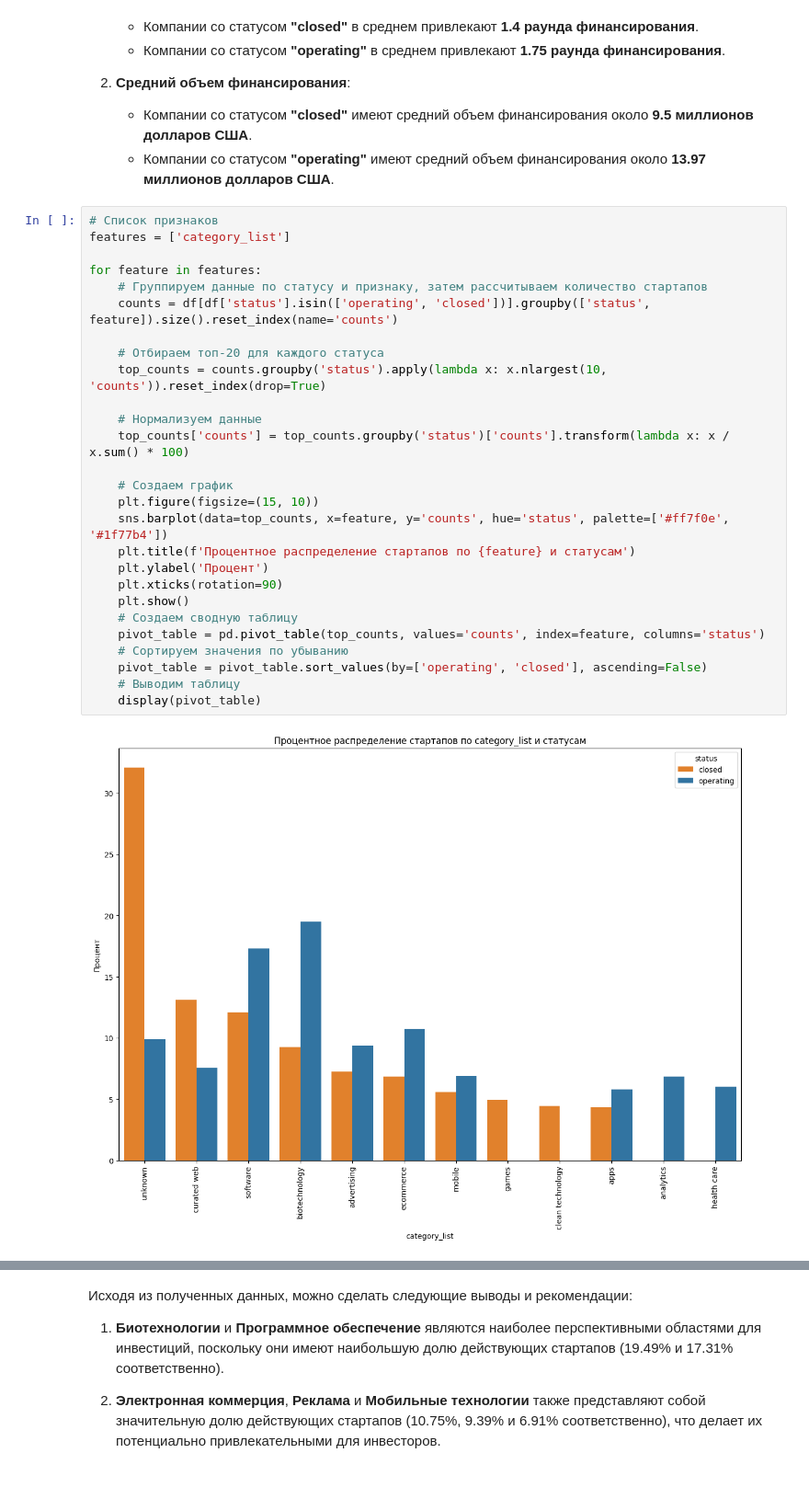
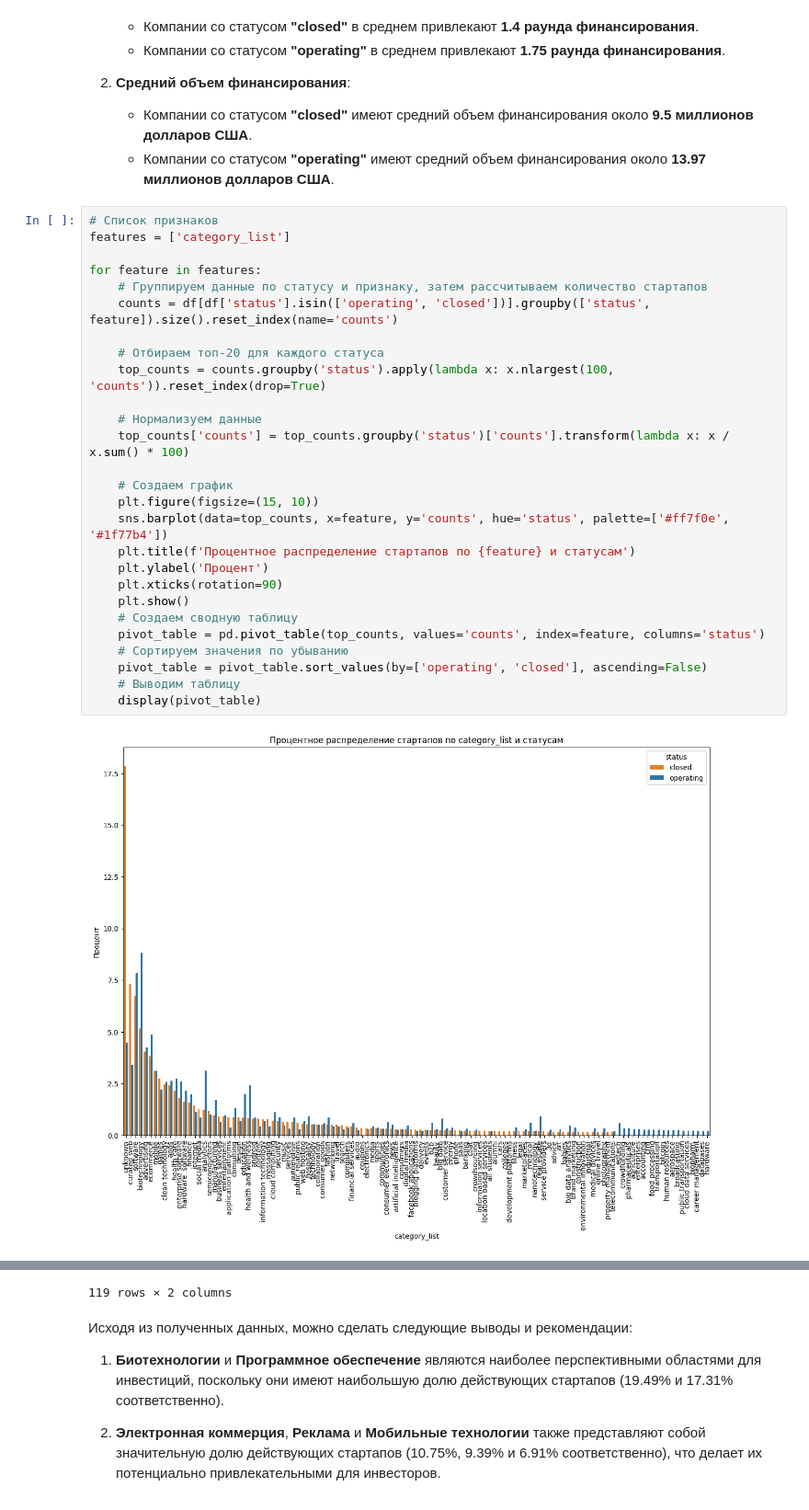
Before and after one commit to IvanovMaxim1992/Masterskay, a Jupyter notebook: Мастерская1.ipynb, the cells around one changed output, grey strips where cells are left out. Shown at 92% size. Cells and saved outputs as stored; diff of their text form.

```diff
--- a/Мастерская1.ipynb
+++ b/Мастерская1.ipynb
@@ -751,31 +765,31 @@ Name: funding_total_usd, dtype: float64
 # %%
 # Список признаков
 features = ['category_list']
 
 for feature in features:
     # Группируем данные по статусу и признаку, затем рассчитываем количество стартапов
     counts = df[df['status'].isin(['operating', 'closed'])].groupby(['status', feature]).size().reset_index(name='counts')
 
     # Отбираем топ-20 для каждого статуса
-    top_counts = counts.groupby('status').apply(lambda x: x.nlargest(10, 'counts')).reset_index(drop=True)
+    top_counts = counts.groupby('status').apply(lambda x: x.nlargest(100, 'counts')).reset_index(drop=True)
 
     # Нормализуем данные
     top_counts['counts'] = top_counts.groupby('status')['counts'].transform(lambda x: x / x.sum() * 100)
 
     # Создаем график
     plt.figure(figsize=(15, 10))
     sns.barplot(data=top_counts, x=feature, y='counts', hue='status', palette=['#ff7f0e', '#1f77b4'])
     plt.title(f'Процентное распределение стартапов по {feature} и статусам')
     plt.ylabel('Процент')
     plt.xticks(rotation=90)
     plt.show()
     # Создаем сводную таблицу
     pivot_table = pd.pivot_table(top_counts, values='counts', index=feature, columns='status')
     # Сортируем значения по убыванию
     pivot_table = pivot_table.sort_values(by=['operating', 'closed'], ascending=False)
     # Выводим таблицу
     display(pivot_table)
 # %% [output]
-[figure, old version]
+[figure, new version]
 | status | closed | operating |
 | category_list |  |  |
@@ -794,3 +807,4 @@ for feature in features:
+119 rows × 2 columns
 # %% [markdown]
 Исходя из полученных данных, можно сделать следующие выводы и рекомендации:
 
```
Also changed, not shown: parts of 22 cells of this notebook.
